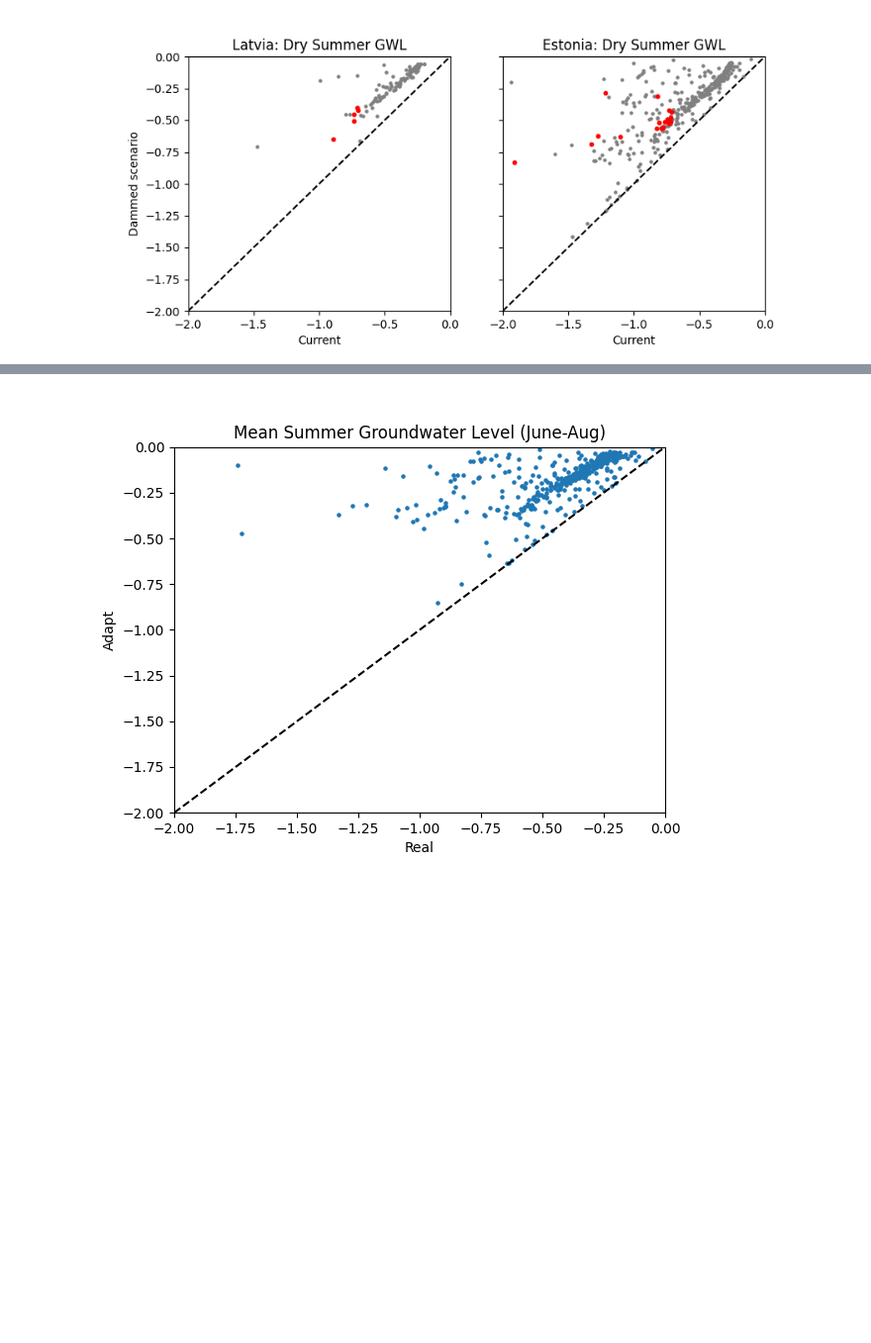
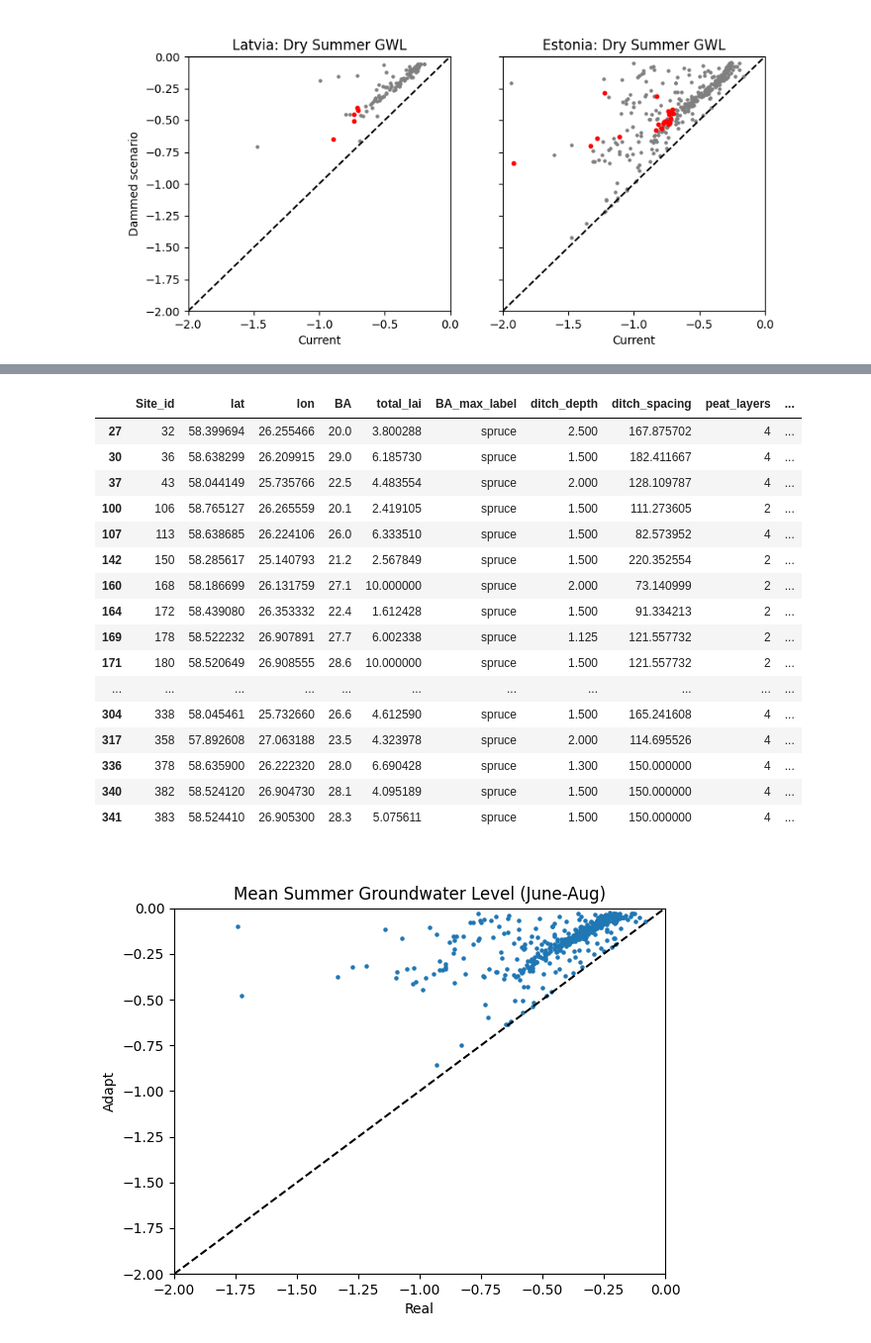
Before and after one commit to LukeEcomod/SpaFHy_Peat_AD, a Jupyter notebook: run_example_ad.ipynb, the cells around one changed output, grey strips where cells are left out. Shown at 99% size. Saved outputs shown, nothing was run; the diff lists cells and outputs as text; code cells hidden in the pictures; blank space fills up the shorter version.

```diff
--- a/run_example_ad.ipynb
+++ b/run_example_ad.ipynb
@@ -491,3 +512,23 @@ LAI_df_selected_est.to_excel(project_folder / 'potential_sites_estonia.xlsx', in
+# %%
+LAI_df_selected_est
+# %% [output]
+|  | Site_id | lat | lon | BA | total_lai | BA_max_label | ditch_depth | ditch_spacing | peat_layers | ... |
+| 27 | 32 | 58.399694 | 26.255466 | 20.0 | 3.800288 | spruce | 2.500 | 167.875702 | 4 | ... |
+| 30 | 36 | 58.638299 | 26.209915 | 29.0 | 6.185730 | spruce | 1.500 | 182.411667 | 4 | ... |
+| 37 | 43 | 58.044149 | 25.735766 | 22.5 | 4.483554 | spruce | 2.000 | 128.109787 | 4 | ... |
+| 100 | 106 | 58.765127 | 26.265559 | 20.1 | 2.419105 | spruce | 1.500 | 111.273605 | 2 | ... |
+| 107 | 113 | 58.638685 | 26.224106 | 26.0 | 6.333510 | spruce | 1.500 | 82.573952 | 4 | ... |
+| 142 | 150 | 58.285617 | 25.140793 | 21.2 | 2.567849 | spruce | 1.500 | 220.352554 | 2 | ... |
+| 160 | 168 | 58.186699 | 26.131759 | 27.1 | 10.000000 | spruce | 2.000 | 73.140999 | 2 | ... |
+| 164 | 172 | 58.439080 | 26.353332 | 22.4 | 1.612428 | spruce | 1.500 | 91.334213 | 2 | ... |
+| 169 | 178 | 58.522232 | 26.907891 | 27.7 | 6.002338 | spruce | 1.125 | 121.557732 | 2 | ... |
+| 171 | 180 | 58.520649 | 26.908555 | 28.6 | 10.000000 | spruce | 1.500 | 121.557732 | 2 | ... |
+| ... | ... | ... | ... | ... | ... | ... | ... | ... | ... | ... |
+| 304 | 338 | 58.045461 | 25.732660 | 26.6 | 4.612590 | spruce | 1.500 | 165.241608 | 4 | ... |
+| 317 | 358 | 57.892608 | 27.063188 | 23.5 | 4.323978 | spruce | 2.000 | 114.695526 | 4 | ... |
+| 336 | 378 | 58.635900 | 26.222320 | 28.0 | 6.690428 | spruce | 1.300 | 150.000000 | 4 | ... |
+| 340 | 382 | 58.524120 | 26.904730 | 28.1 | 4.095189 | spruce | 1.500 | 150.000000 | 4 | ... |
+| 341 | 383 | 58.524410 | 26.905300 | 28.3 | 5.075611 | spruce | 1.500 | 150.000000 | 4 | ... |
 # %%
 
 summer_mean = summer.mean(dim='date')
```
Also changed, not shown: parts of 10 cells of this notebook.
